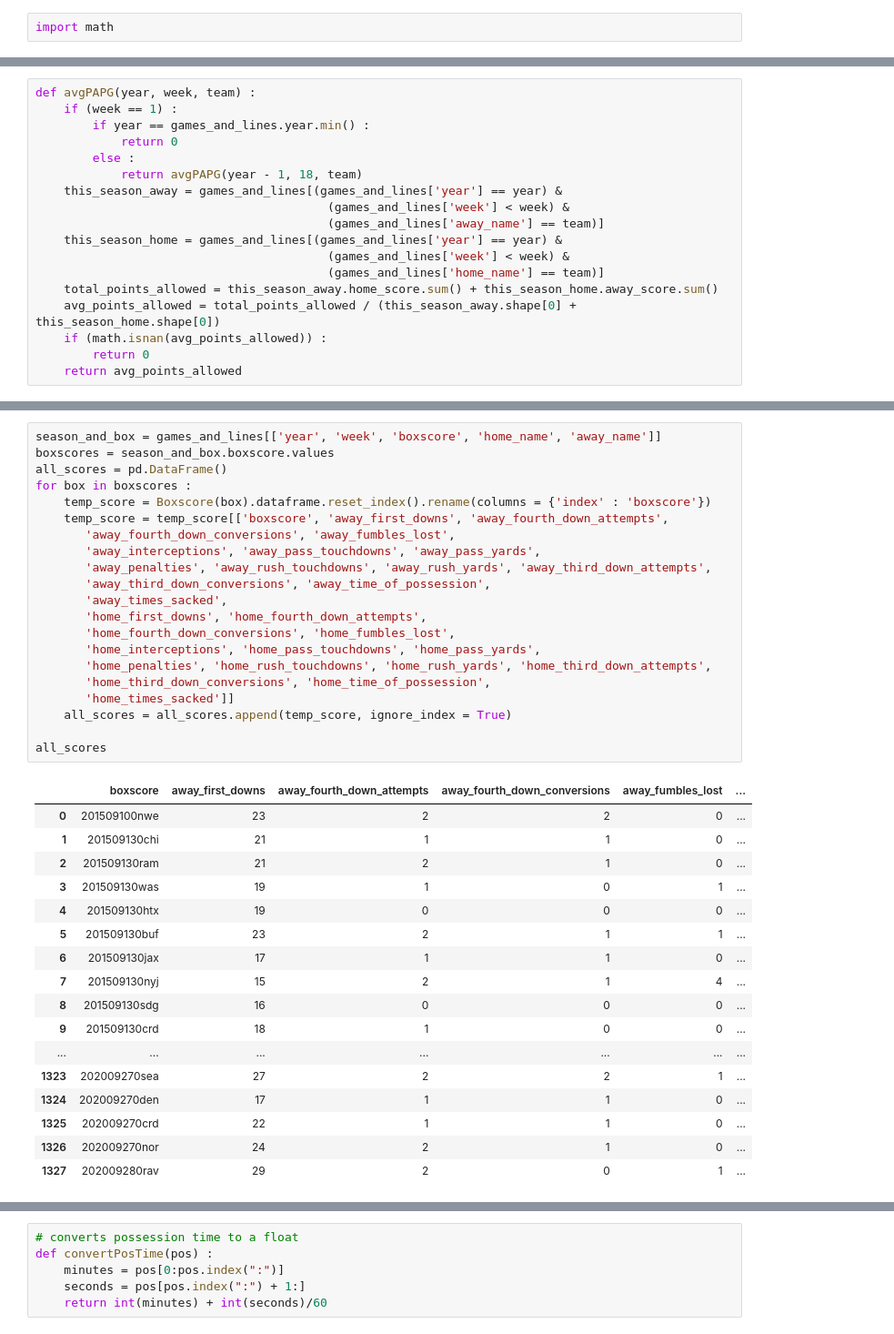
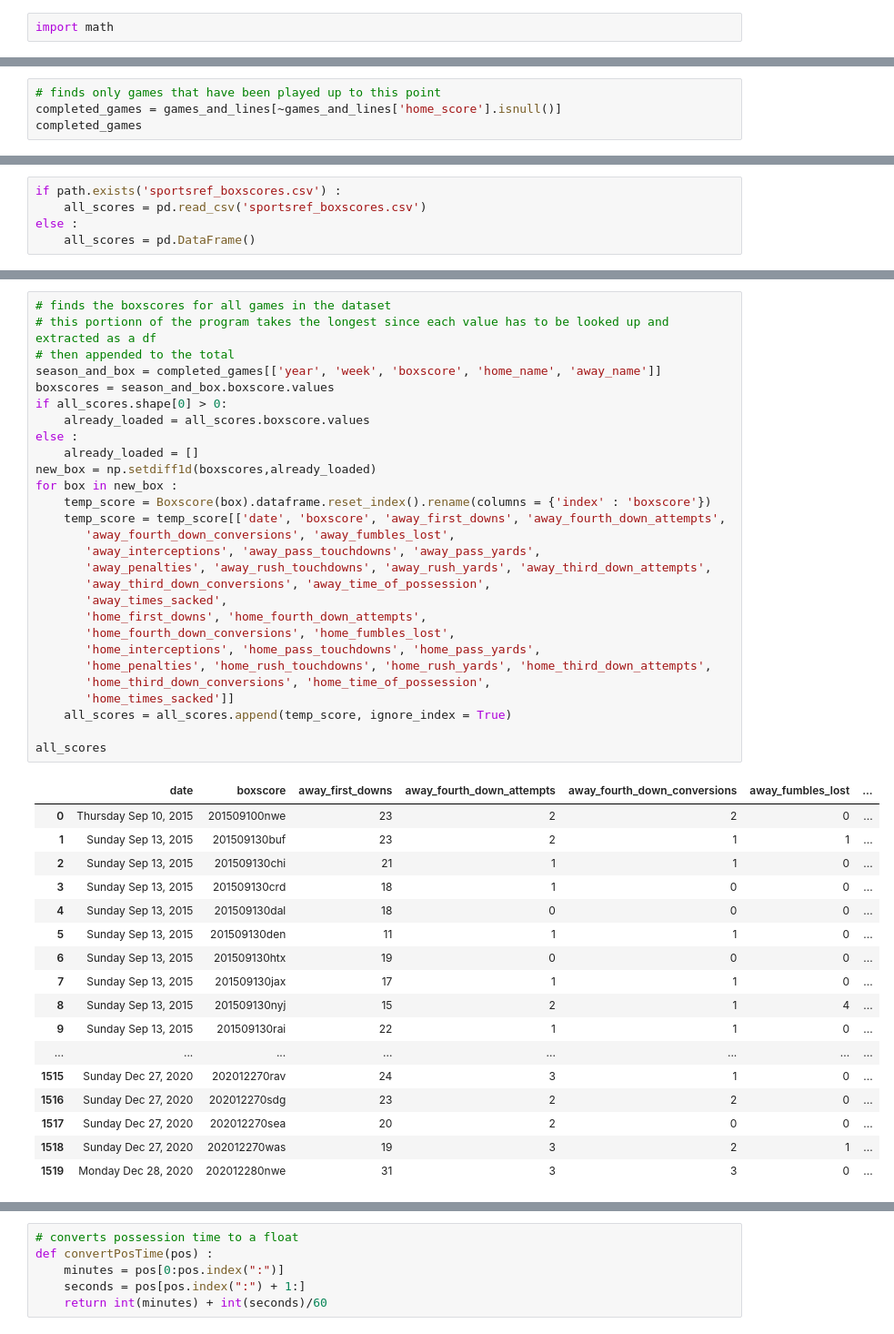
Before and after one commit to sethfriman/nfl_predictor, a Jupyter notebook: NFL Predictor.ipynb, the cells around one changed output, grey strips where cells are left out. Shown at 91% size. Cells and saved outputs as stored; diff of their text form.

```diff
--- a/NFL Predictor.ipynb
+++ b/NFL Predictor.ipynb
@@ -586,18 +420,0 @@ def avgPPG(year, week, team) :
-# %%
-def avgPAPG(year, week, team) :
-    if (week == 1) :
-        if year == games_and_lines.year.min() :
-            return 0
-        else :
-            return avgPAPG(year - 1, 18, team)
-    this_season_away = games_and_lines[(games_and_lines['year'] == year) &
-                                         (games_and_lines['week'] < week) &
-                                         (games_and_lines['away_name'] == team)]
-    this_season_home = games_and_lines[(games_and_lines['year'] == year) &
-                                         (games_and_lines['week'] < week) &
-                                         (games_and_lines['home_name'] == team)]
-    total_points_allowed = this_season_away.home_score.sum() + this_season_home.away_score.sum()
-    avg_points_allowed = total_points_allowed / (this_season_away.shape[0] + this_season_home.shape[0])
-    if (math.isnan(avg_points_allowed)) :
-        return 0
-    return avg_points_allowed
@@ -667,0 +569,4 @@ games_and_lines[games_and_lines['home_favorite'] == games_and_lines['home_win']]
+# %%
+# finds only games that have been played up to this point
+completed_games = games_and_lines[~games_and_lines['home_score'].isnull()]
+completed_games
@@ -667,0 +595,5 @@ games_and_lines[games_and_lines['home_favorite'] == games_and_lines['home_win']]
+# %%
+if path.exists('sportsref_boxscores.csv') :
+    all_scores = pd.read_csv('sportsref_boxscores.csv')
+else :
+    all_scores = pd.DataFrame()
@@ -668,39 +604,46 @@ games_and_lines[games_and_lines['home_favorite'] == games_and_lines['home_win']]
 # %%
-season_and_box = games_and_lines[['year', 'week', 'boxscore', 'home_name', 'away_name']]
+# finds the boxscores for all games in the dataset
+# this portionn of the program takes the longest since each value has to be looked up and extracted as a df
+# then appended to the total
+season_and_box = completed_games[['year', 'week', 'boxscore', 'home_name', 'away_name']]
 boxscores = season_and_box.boxscore.values
-all_scores = pd.DataFrame()
-for box in boxscores :
+if all_scores.shape[0] > 0:
+    already_loaded = all_scores.boxscore.values
+else :
+    already_loaded = []
+new_box = np.setdiff1d(boxscores,already_loaded)
+for box in new_box :
     temp_score = Boxscore(box).dataframe.reset_index().rename(columns = {'index' : 'boxscore'})
-    temp_score = temp_score[['boxscore', 'away_first_downs', 'away_fourth_down_attempts',
+    temp_score = temp_score[['date', 'boxscore', 'away_first_downs', 'away_fourth_down_attempts',
        'away_fourth_down_conversions', 'away_fumbles_lost',
        'away_interceptions', 'away_pass_touchdowns', 'away_pass_yards',
        'away_penalties', 'away_rush_touchdowns', 'away_rush_yards', 'away_third_down_attempts',
        'away_third_down_conversions', 'away_time_of_possession',
        'away_times_sacked',
        'home_first_downs', 'home_fourth_down_attempts',
        'home_fourth_down_conversions', 'home_fumbles_lost',
        'home_interceptions', 'home_pass_touchdowns', 'home_pass_yards',
        'home_penalties', 'home_rush_touchdowns', 'home_rush_yards', 'home_third_down_attempts',
        'home_third_down_conversions', 'home_time_of_possession',
        'home_times_sacked']]
     all_scores = all_scores.append(temp_score, ignore_index = True)
 
 all_scores
 # %% [output]
-|  | boxscore | away_first_downs | away_fourth_down_attempts | away_fourth_down_conversions | away_fumbles_lost | ... |
-| 0 | 201509100nwe | 23 | 2 | 2 | 0 | ... |
-| 1 | 201509130chi | 21 | 1 | 1 | 0 | ... |
-| 2 | 201509130ram | 21 | 2 | 1 | 0 | ... |
-| 3 | 201509130was | 19 | 1 | 0 | 1 | ... |
-| 4 | 201509130htx | 19 | 0 | 0 | 0 | ... |
-| 5 | 201509130buf | 23 | 2 | 1 | 1 | ... |
-| 6 | 201509130jax | 17 | 1 | 1 | 0 | ... |
-| 7 | 201509130nyj | 15 | 2 | 1 | 4 | ... |
-| 8 | 201509130sdg | 16 | 0 | 0 | 0 | ... |
-| 9 | 201509130crd | 18 | 1 | 0 | 0 | ... |
-| ... | ... | ... | ... | ... | ... | ... |
-| 1323 | 202009270sea | 27 | 2 | 2 | 1 | ... |
-| 1324 | 202009270den | 17 | 1 | 1 | 0 | ... |
-| 1325 | 202009270crd | 22 | 1 | 1 | 0 | ... |
-| 1326 | 202009270nor | 24 | 2 | 1 | 0 | ... |
-| 1327 | 202009280rav | 29 | 2 | 0 | 1 | ... |
+|  | date | boxscore | away_first_downs | away_fourth_down_attempts | away_fourth_down_conversions | away_fumbles_lost | ... |
+| 0 | Thursday Sep 10, 2015 | 201509100nwe | 23 | 2 | 2 | 0 | ... |
+| 1 | Sunday Sep 13, 2015 | 201509130buf | 23 | 2 | 1 | 1 | ... |
+| 2 | Sunday Sep 13, 2015 | 201509130chi | 21 | 1 | 1 | 0 | ... |
+| 3 | Sunday Sep 13, 2015 | 201509130crd | 18 | 1 | 0 | 0 | ... |
+| 4 | Sunday Sep 13, 2015 | 201509130dal | 18 | 0 | 0 | 0 | ... |
+| 5 | Sunday Sep 13, 2015 | 201509130den | 11 | 1 | 1 | 0 | ... |
+| 6 | Sunday Sep 13, 2015 | 201509130htx | 19 | 0 | 0 | 0 | ... |
+| 7 | Sunday Sep 13, 2015 | 201509130jax | 17 | 1 | 1 | 0 | ... |
+| 8 | Sunday Sep 13, 2015 | 201509130nyj | 15 | 2 | 1 | 4 | ... |
+| 9 | Sunday Sep 13, 2015 | 201509130rai | 22 | 1 | 1 | 0 | ... |
+| ... | ... | ... | ... | ... | ... | ... | ... |
+| 1515 | Sunday Dec 27, 2020 | 202012270rav | 24 | 3 | 1 | 0 | ... |
+| 1516 | Sunday Dec 27, 2020 | 202012270sdg | 23 | 2 | 2 | 0 | ... |
+| 1517 | Sunday Dec 27, 2020 | 202012270sea | 20 | 2 | 0 | 0 | ... |
+| 1518 | Sunday Dec 27, 2020 | 202012270was | 19 | 3 | 2 | 1 | ... |
+| 1519 | Monday Dec 28, 2020 | 202012280nwe | 31 | 3 | 3 | 0 | ... |
```
Also changed, not shown: parts of 174 cells of this notebook, 2 other files.
